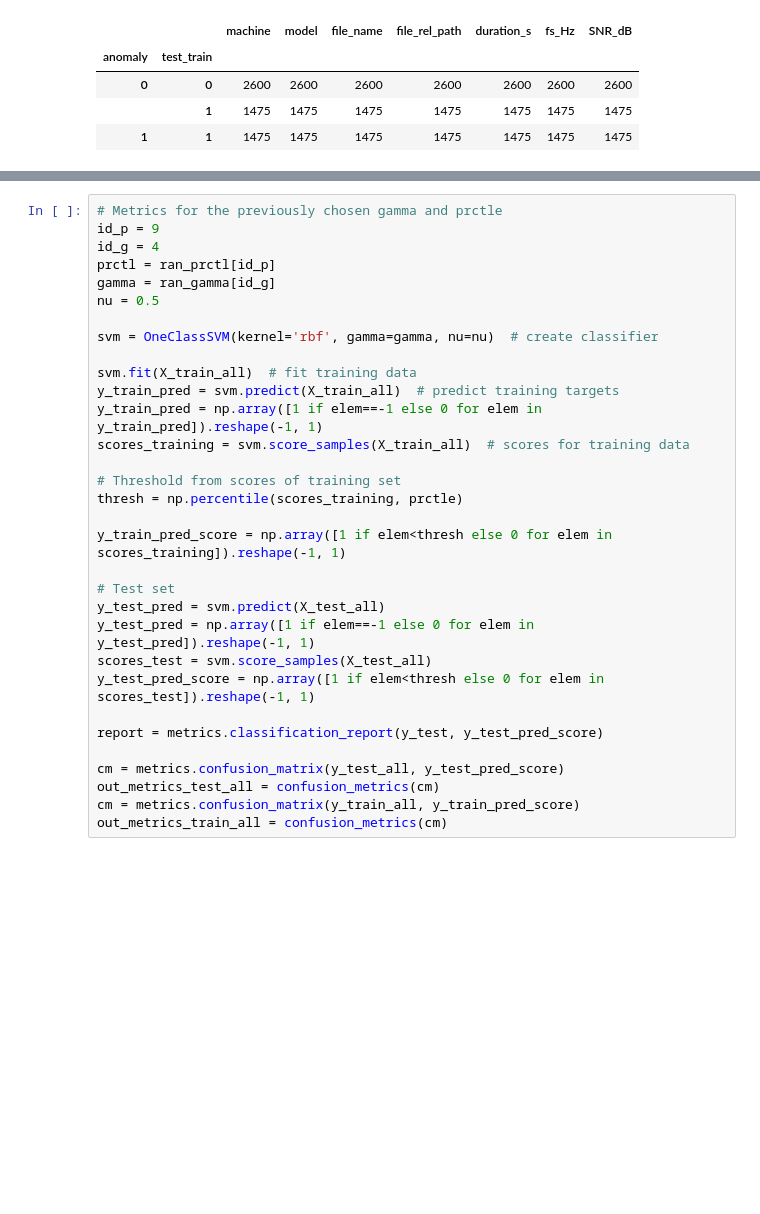
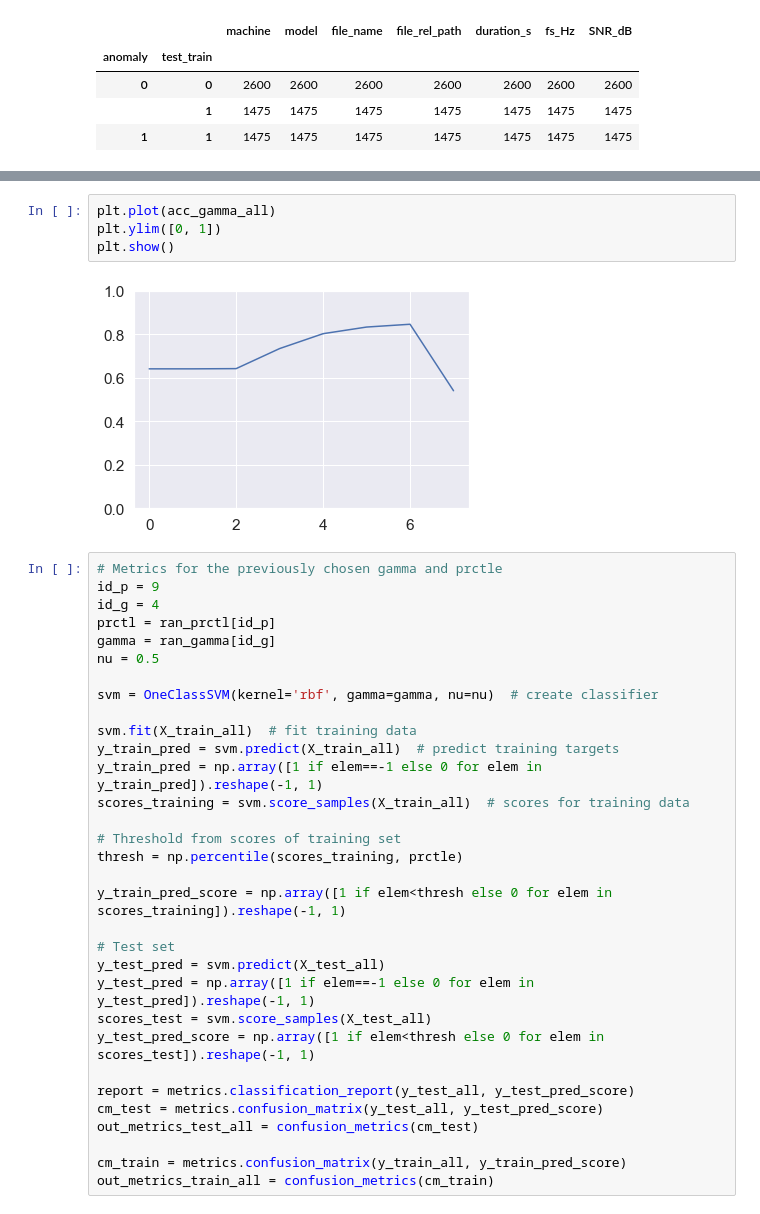
Before and after one commit to eceboran/AudioMalfunctionDetection, a Jupyter notebook: Modeling/one-class-svm-fan.ipynb, the cells around one changed output, grey strips where cells are left out. Cells and saved outputs as stored; diff of their text form; blank space fills up the shorter version.

```diff
--- a/Modeling/one-class-svm-.ipynb
+++ b/Modeling/one-class-svm-fan.ipynb
@@ -537,3 +563,9 @@ NameError: name 'recall_gamma_train_all' is not defined
+# %%
+plt.plot(acc_gamma_all)
+plt.ylim([0, 1])
+plt.show()
+# %% [output]
+[figure, added]
 # %%
 # Metrics for the previously chosen gamma and prctle
 id_p = 9
@@ -560,9 +592,9 @@ y_test_pred = np.array([1 if elem==-1 else 0 for elem in y_test_pred]).reshape(-
 scores_test = svm.score_samples(X_test_all)
 y_test_pred_score = np.array([1 if elem<thresh else 0 for elem in scores_test]).reshape(-1, 1)
 
-report = metrics.classification_report(y_test, y_test_pred_score)
+report = metrics.classification_report(y_test_all, y_test_pred_score)
+cm_test = metrics.confusion_matrix(y_test_all, y_test_pred_score)
+out_metrics_test_all = confusion_metrics(cm_test)
 
-cm = metrics.confusion_matrix(y_test_all, y_test_pred_score)
-out_metrics_test_all = confusion_metrics(cm)
-cm = metrics.confusion_matrix(y_train_all, y_train_pred_score)
-out_metrics_train_all = confusion_metrics(cm)
+cm_train = metrics.confusion_matrix(y_train_all, y_train_pred_score)
+out_metrics_train_all = confusion_metrics(cm_train)
```
Also changed, not shown: parts of 14 cells of this notebook.
